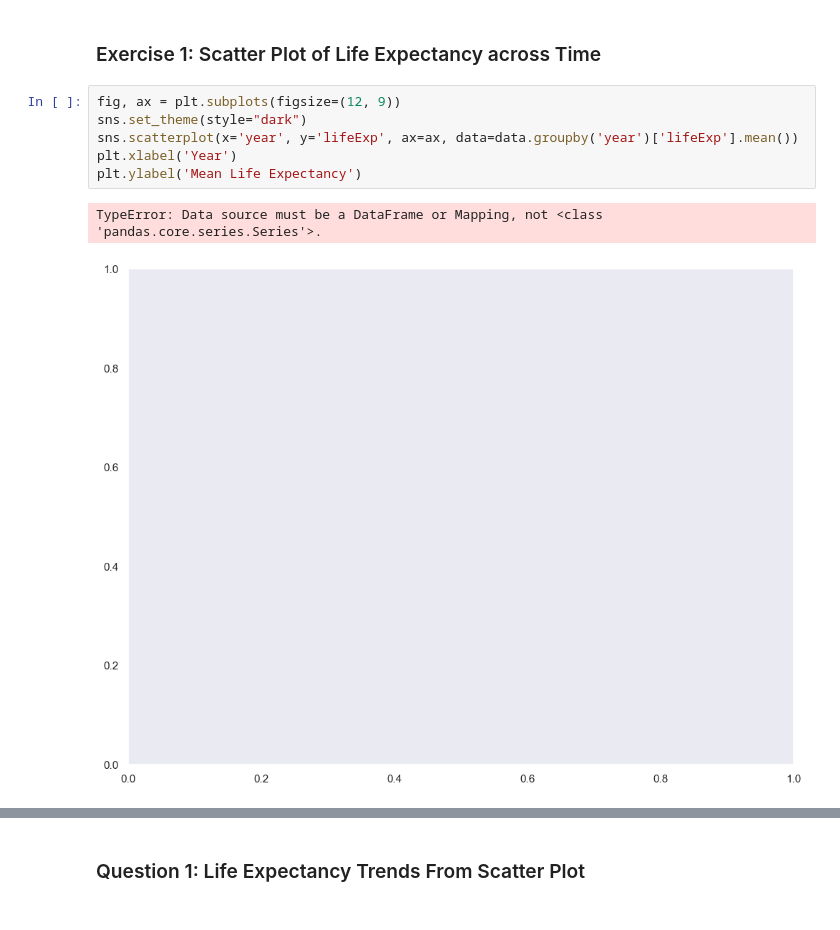
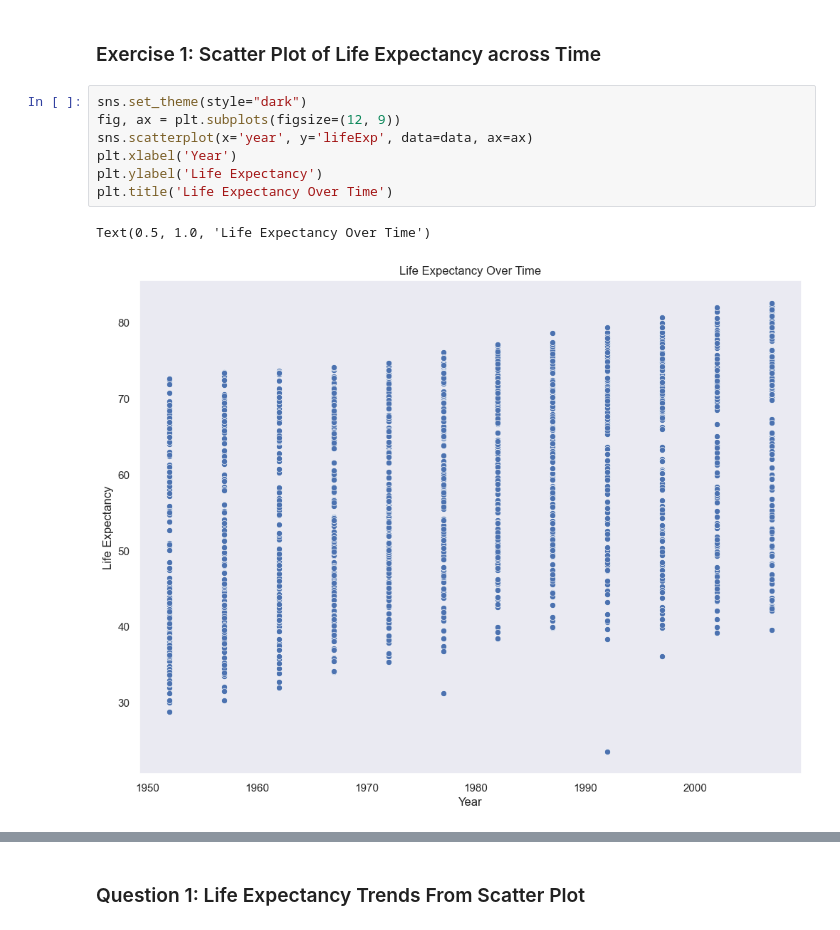
Before and after one commit to jwagner31/projectmattei3, a Jupyter notebook: notebook.ipynb, the cells around one changed output, grey strips where cells are left out. Drawn from its saved outputs; the diff is of its cells as text.

```diff
--- a/notebook.ipynb
+++ b/notebook.ipynb
@@ -24,11 +24,12 @@ data.head()
 # %% [markdown]
 ### Exercise 1: Scatter Plot of Life Expectancy across Time
 # %%
+sns.set_theme(style="dark")
 fig, ax = plt.subplots(figsize=(12, 9))
-sns.set_theme(style="dark")
-sns.scatterplot(x='year', y='lifeExp', ax=ax, data=data.groupby('year')['lifeExp'].mean())
+sns.scatterplot(x='year', y='lifeExp', data=data, ax=ax)
 plt.xlabel('Year')
-plt.ylabel('Mean Life Expectancy')
+plt.ylabel('Life Expectancy')
+plt.title('Life Expectancy Over Time')
 # %% [output]
-TypeError: Data source must be a DataFrame or Mapping, not <class 'pandas.core.series.Series'>.
+Text(0.5, 1.0, 'Life Expectancy Over Time')
-[figure, old version]
+[figure, new version]
```
Also changed, not shown: parts of 4 cells of this notebook.
